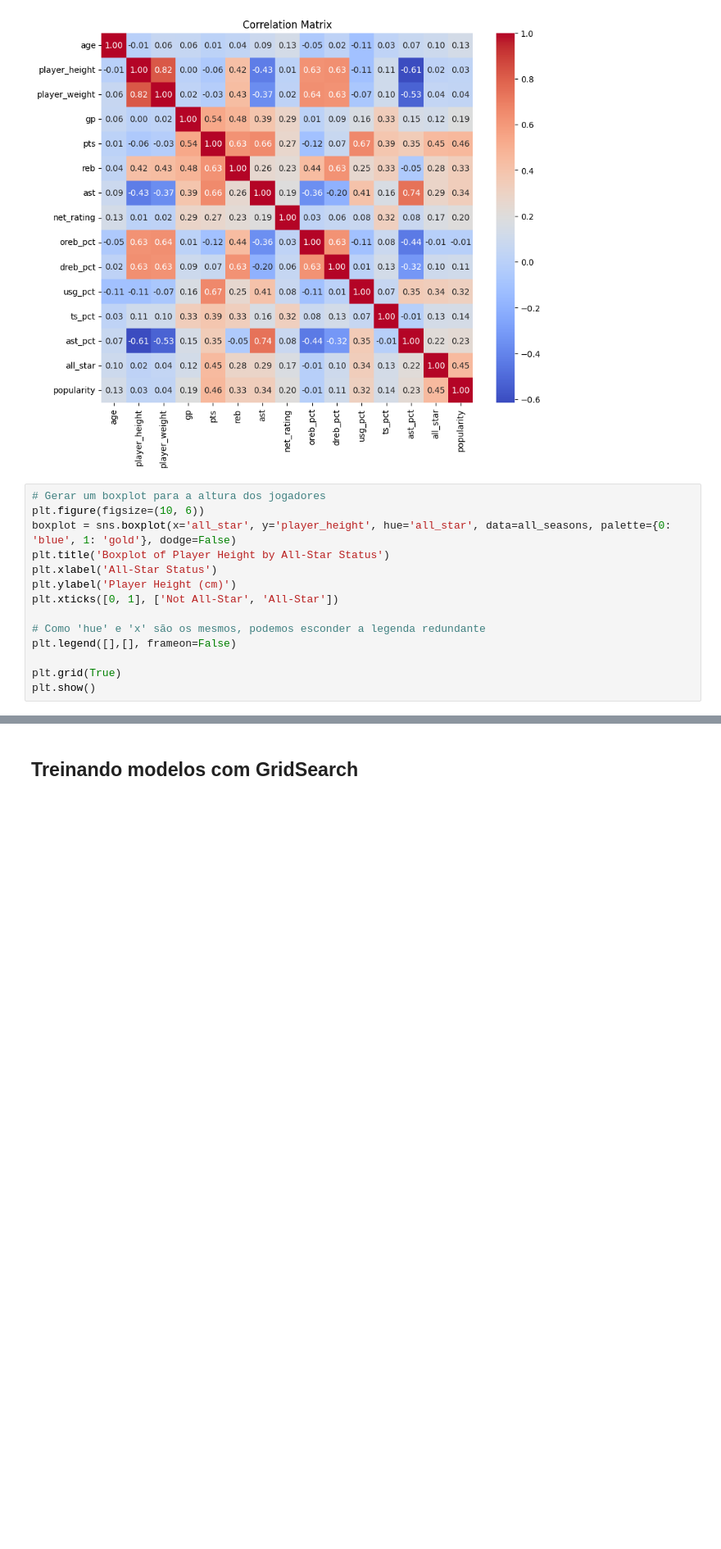
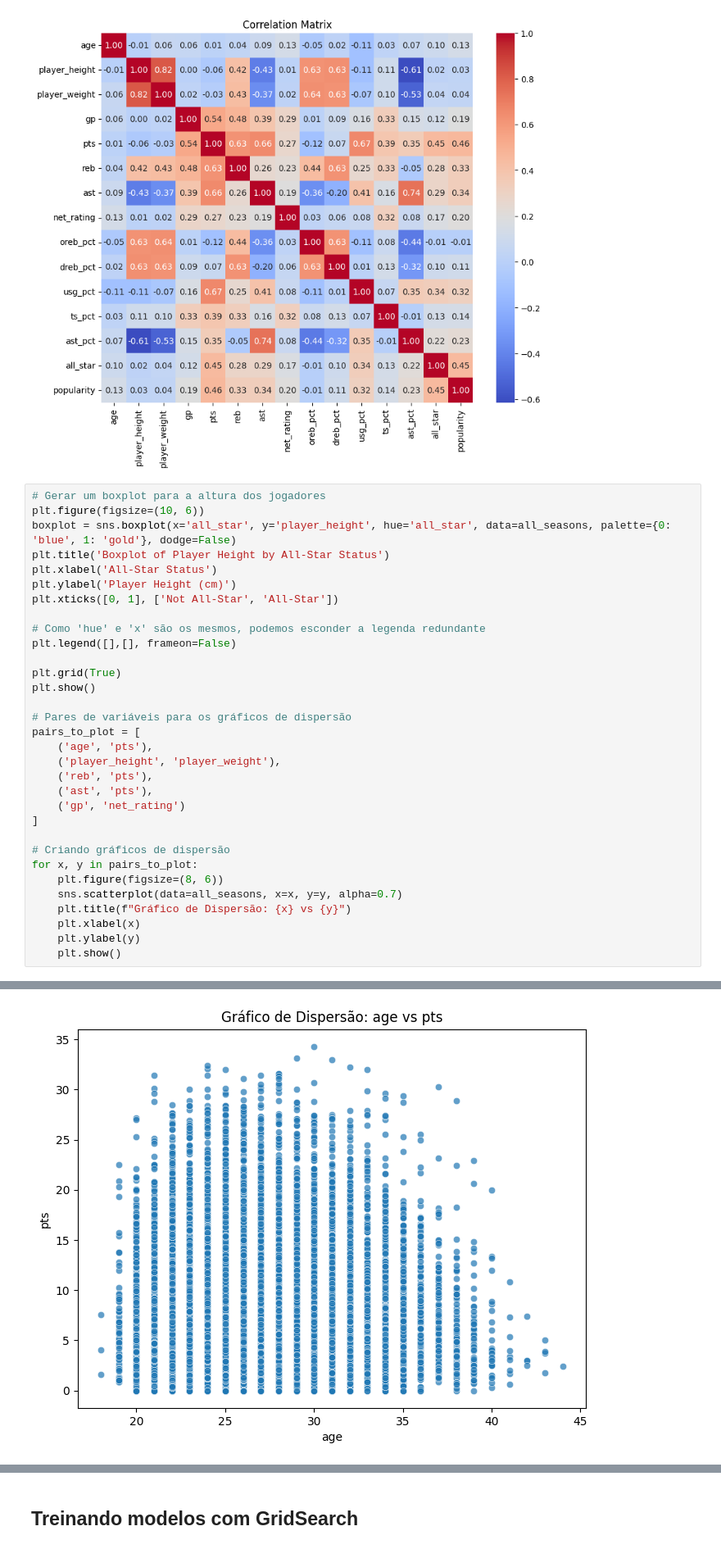
Before and after one commit to GabrielMM47/eng4040-33a-grupo-c, a Jupyter notebook: (33A_Grupo_C)_Processamento_e_AED.ipynb, the cells around one changed output, grey strips where cells are left out. Shown at 82% size. Drawn from its saved outputs; the diff is of its cells as text; blank space fills up the shorter version.

```diff
--- a/(33A_Grupo_C)_Processamento_e_AED.ipynb
+++ b/(33A_Grupo_C)_Processamento_e_AED.ipynb
@@ -259,16 +259,35 @@ plt.show()
 # %%
 # Gerar um boxplot para a altura dos jogadores
 plt.figure(figsize=(10, 6))
 boxplot = sns.boxplot(x='all_star', y='player_height', hue='all_star', data=all_seasons, palette={0: 'blue', 1: 'gold'}, dodge=False)
 plt.title('Boxplot of Player Height by All-Star Status')
 plt.xlabel('All-Star Status')
 plt.ylabel('Player Height (cm)')
 plt.xticks([0, 1], ['Not All-Star', 'All-Star'])
 
 # Como 'hue' e 'x' são os mesmos, podemos esconder a legenda redundante
 plt.legend([],[], frameon=False)
 
 plt.grid(True)
 plt.show()
+
+# Pares de variáveis para os gráficos de dispersão
+pairs_to_plot = [
+    ('age', 'pts'),
+    ('player_height', 'player_weight'),
+    ('reb', 'pts'),
+    ('ast', 'pts'),
+    ('gp', 'net_rating')
+]
+
+# Criando gráficos de dispersão
+for x, y in pairs_to_plot:
+    plt.figure(figsize=(8, 6))
+    sns.scatterplot(data=all_seasons, x=x, y=y, alpha=0.7)
+    plt.title(f"Gráfico de Dispersão: {x} vs {y}")
+    plt.xlabel(x)
+    plt.ylabel(y)
+    plt.show()
 # %% [output]
 [figure]
+[figure, added]
```
Also changed, not shown: parts of 2 cells of this notebook.
